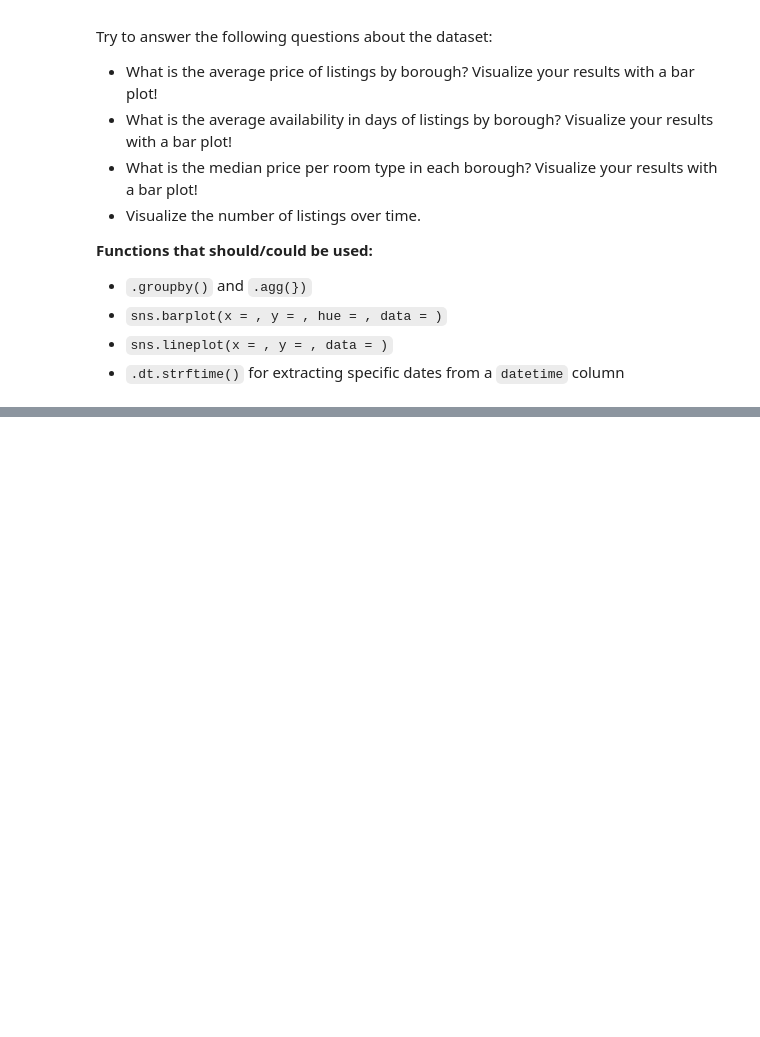
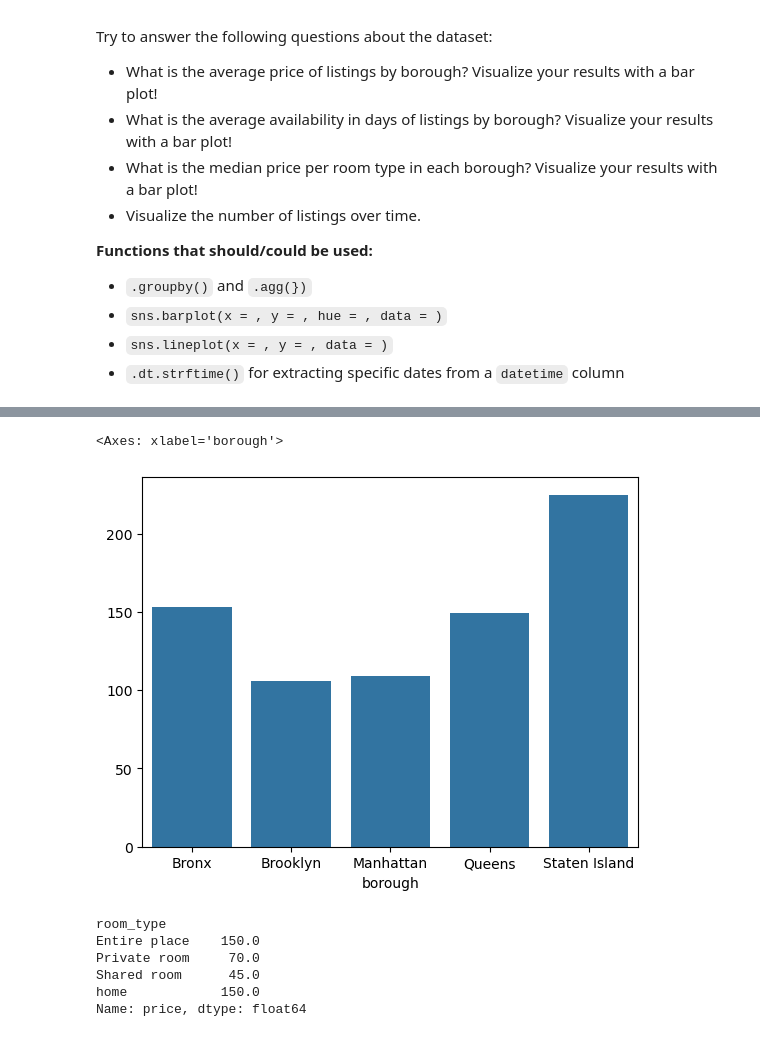
Before and after one commit to Ala-Eddine-Mezdoud/data_mining, a Jupyter notebook: Lab 2/Part2/Lab2-pre-processing - part2.ipynb, the cells around one changed output, grey strips where cells are left out. Cells and saved outputs as stored; diff of their text form; code cells hidden in the pictures; blank space fills up the shorter version.

```diff
--- a/Lab 2/Part2/Lab2-pre-processing - part2.ipynb
+++ b/Lab 2/Part2/Lab2-pre-processing - part2.ipynb
@@ -886,0 +923,2 @@ Try to answer the following questions about the dataset:
+# %%
+avg_availability= airbnb.groupby('borough')['availability_365'].mean()
@@ -886,0 +935,5 @@ Try to answer the following questions about the dataset:
+# %%
+sns.barplot(x=avg_availability.index , y=avg_availability.values)
+# %% [output]
+<Axes: xlabel='borough'>
+[figure, added]
@@ -886,0 +942,9 @@ Try to answer the following questions about the dataset:
+# %%
+median_price_per_room
+# %% [output]
+room_type
+Entire place    150.0
+Private room     70.0
+Shared room      45.0
+home            150.0
+Name: price, dtype: float64
```
Also changed, not shown: parts of 11 cells of this notebook, 1 other file.
